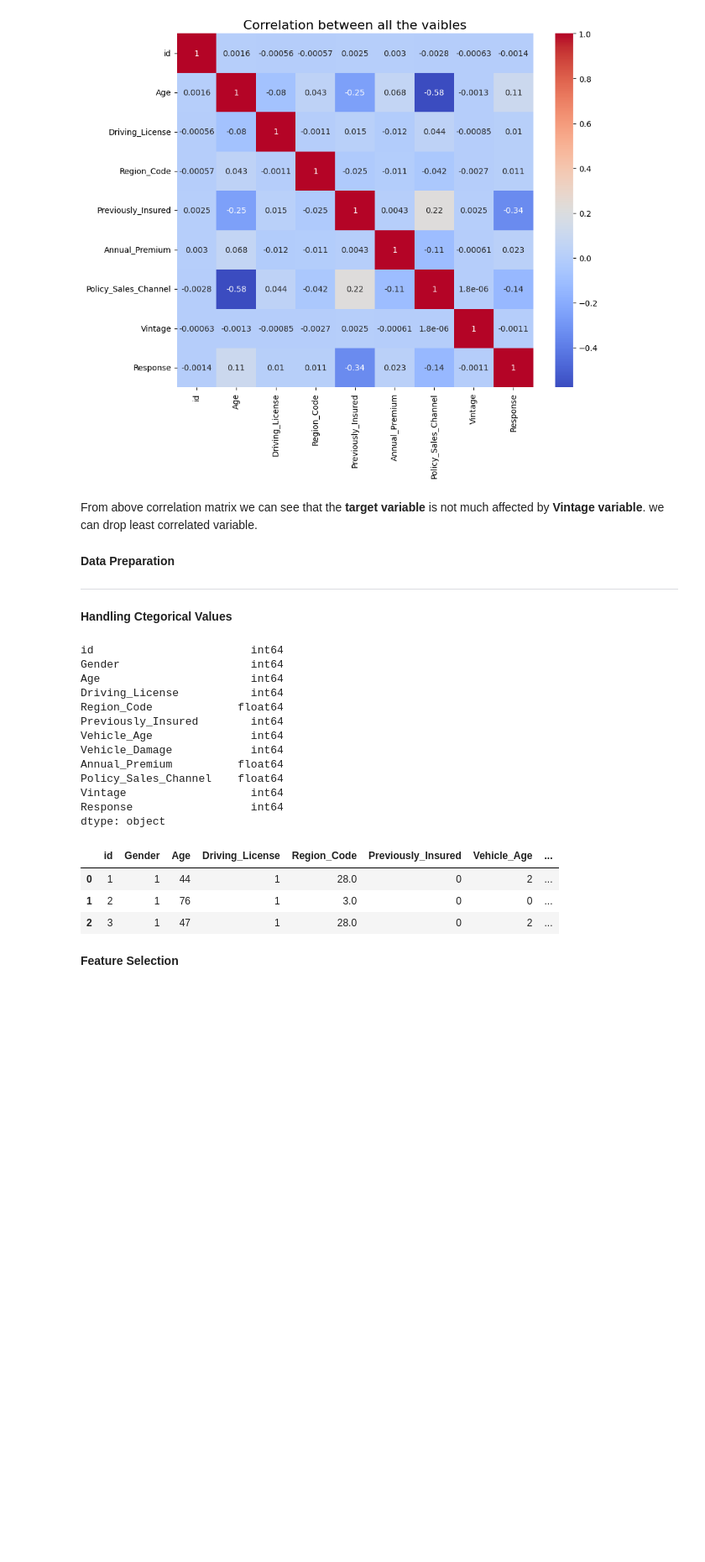
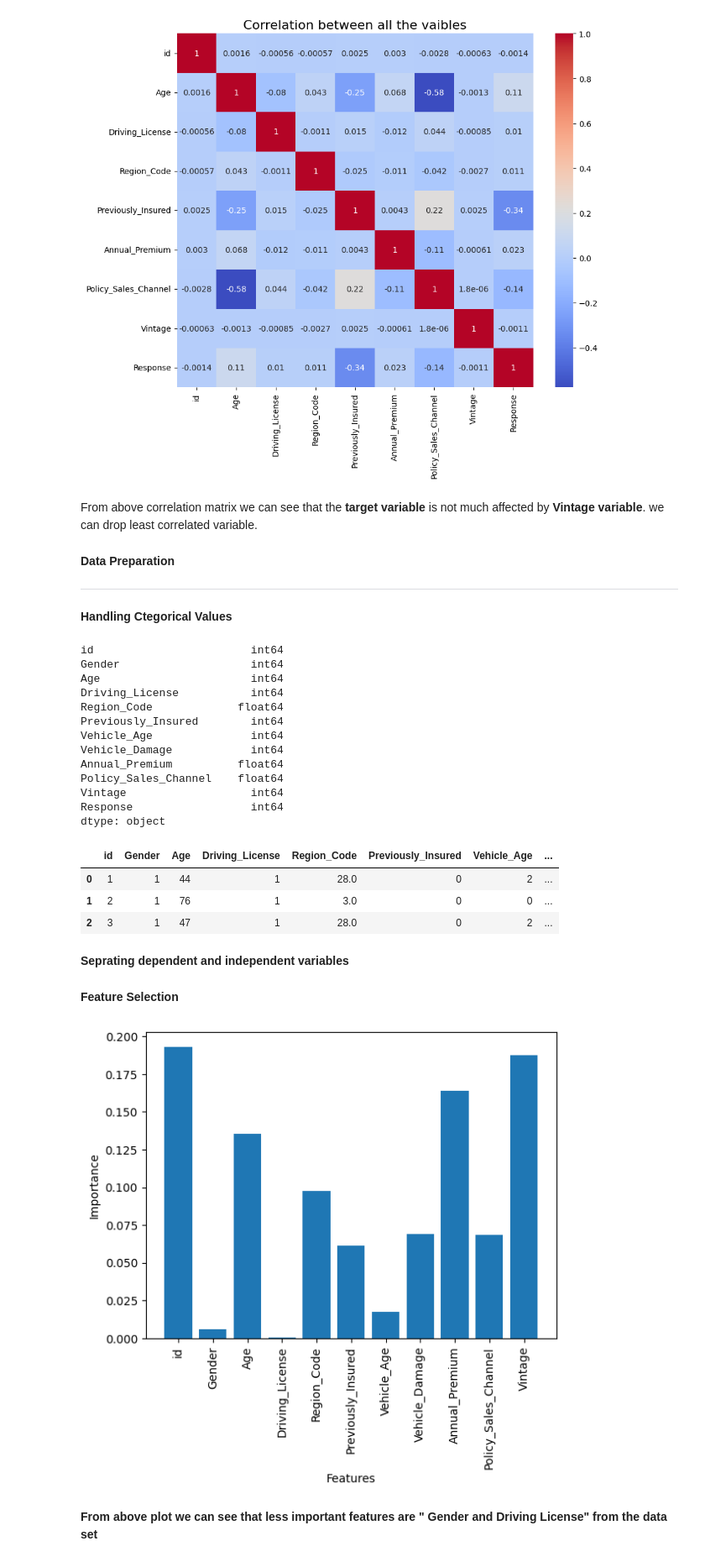
Before and after one commit to kanakpriyatiwari/HEALTH-INSURANCE-CROSS-SELL-PREDICTION, a Jupyter notebook: Copy_of_HEALTH_INSURANCE_CROSS_SELL_PREDICTION.ipynb, the cells around one changed output. Shown at 84% size. Drawn from its saved outputs; the diff is of its cells as text; code cells hidden in the pictures; blank space fills up the shorter version.

```diff
--- a/Copy_of_HEALTH_INSURANCE_CROSS_SELL_PREDICTION.ipynb
+++ b/Copy_of_HEALTH_INSURANCE_CROSS_SELL_PREDICTION.ipynb
@@ -435,7 +442,31 @@ insurance_df.head(3)
 | 0 | 1 | 1 | 44 | 1 | 28.0 | 0 | 2 | ... |
 | 1 | 2 | 1 | 76 | 1 | 3.0 | 0 | 0 | ... |
 | 2 | 3 | 1 | 47 | 1 | 28.0 | 0 | 2 | ... |
+# %% [markdown]
+**Seprating dependent and independent variables**
+# %%
+x=insurance_df.drop(['Response'],axis=1) #  contain all  independent variable
+y=insurance_df['Response']               #  dependent variable
 # %% [markdown]
 **Feature Selection**
 # %%
 from sklearn.ensemble import ExtraTreesClassifier
+# %%
+# Create an Extra Trees classifier with 50 trees
+etc = ExtraTreesClassifier(n_estimators=50)
+# Fit the model on the data
+etc.fit(x, y)
+
+# Compute feature importances
+importances = etc.feature_importances_
+
+# Create a bar chart of feature importances
+plt.bar(x.columns, importances)
+plt.xticks(rotation=90)
+plt.xlabel('Features')
+plt.ylabel('Importance')
+plt.show()
+# %% [output]
+[figure, added]
+# %% [markdown]
+**From above plot we can see that  less important features are " Gender and Driving License"  from the data set**
```
Also changed, not shown: parts of 5 cells of this notebook.
